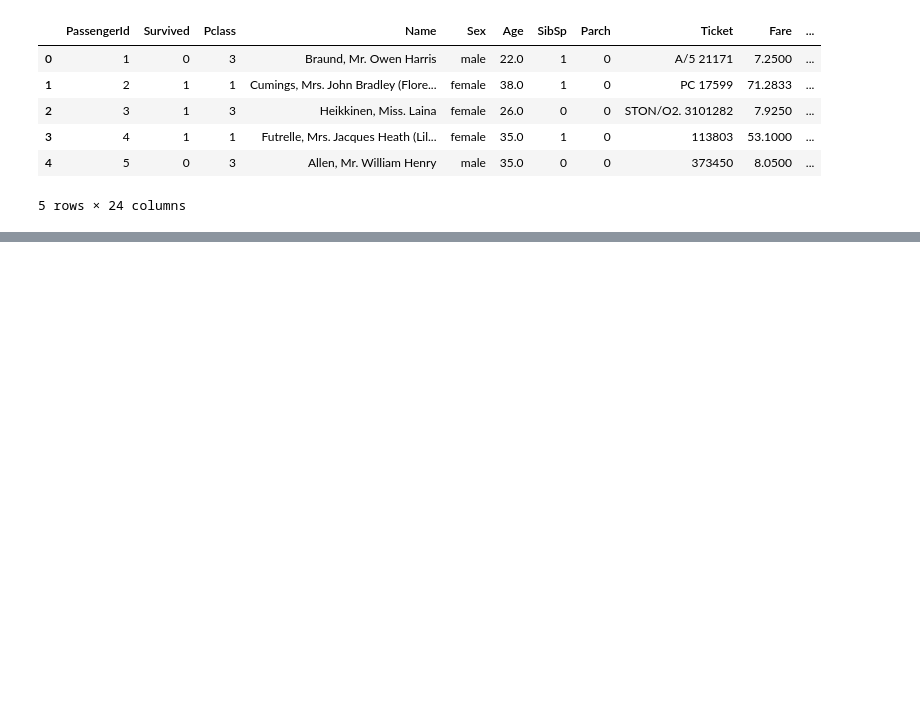
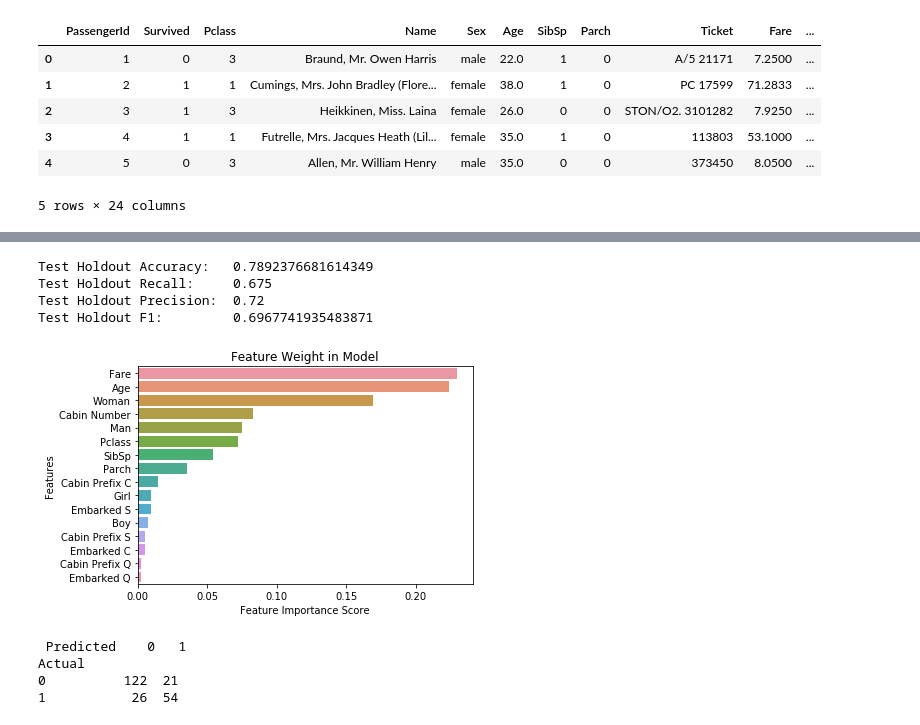
Before and after one commit to mdpurvis/kaggle_competitions, a Jupyter notebook: titanic/notebooks/data cleaning and prediction analysis.ipynb, the cells around one changed output, grey strips where cells are left out. Saved outputs shown, nothing was run; the diff lists cells and outputs as text; code cells hidden in the pictures; blank space fills up the shorter version.

Commit message:
created avg null fill by category

```diff
--- a/titanic/notebooks/data cleaning and prediction analysis.ipynb
+++ b/titanic/notebooks/data cleaning and prediction analysis.ipynb
@@ -158,0 +122,3 @@ Actual
+# %%
+df = fill_na_by_group(df, 'Age', ['Boy', 'Girl', 'Man', 'Woman'])
+df.head()
@@ -158,0 +137,15 @@ Actual
+# %%
+evaluate_df = df.drop(['Cabin Prefix', 'Embarked', 'Cabin', 'Ticket',
+                      'Sex', 'Name'], axis=1).set_index('PassengerId')
+evaluate_df['Cabin Number'] = evaluate_df['Cabin Number'].fillna(0)
+model2 = quick_random_forest(evaluate_df, 'Survived')
+# %% [output]
+Test Holdout Accuracy:   0.7892376681614349
+Test Holdout Recall:     0.675
+Test Holdout Precision:  0.72
+Test Holdout F1:         0.6967741935483871
+[figure, added]
+ Predicted    0   1
+Actual
+0          122  21
+1           26  54
```
Also changed, not shown: parts of 4 cells of this notebook, 1 other file.
